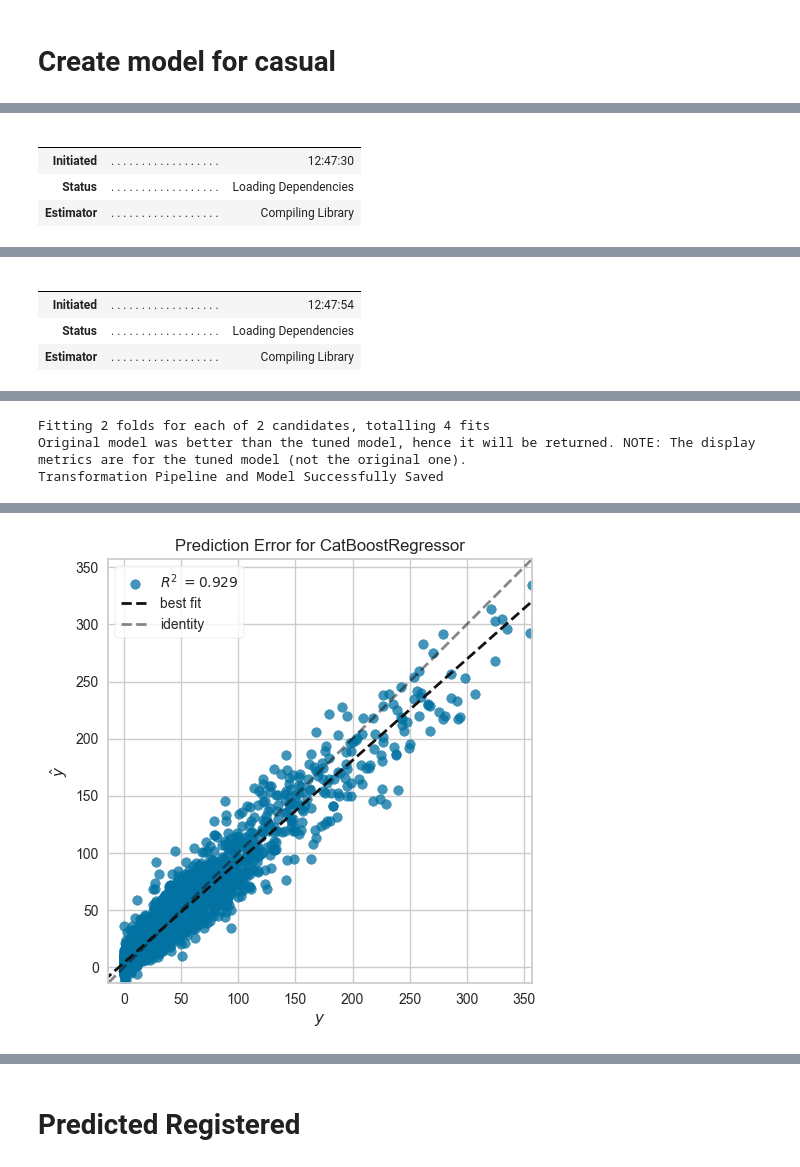
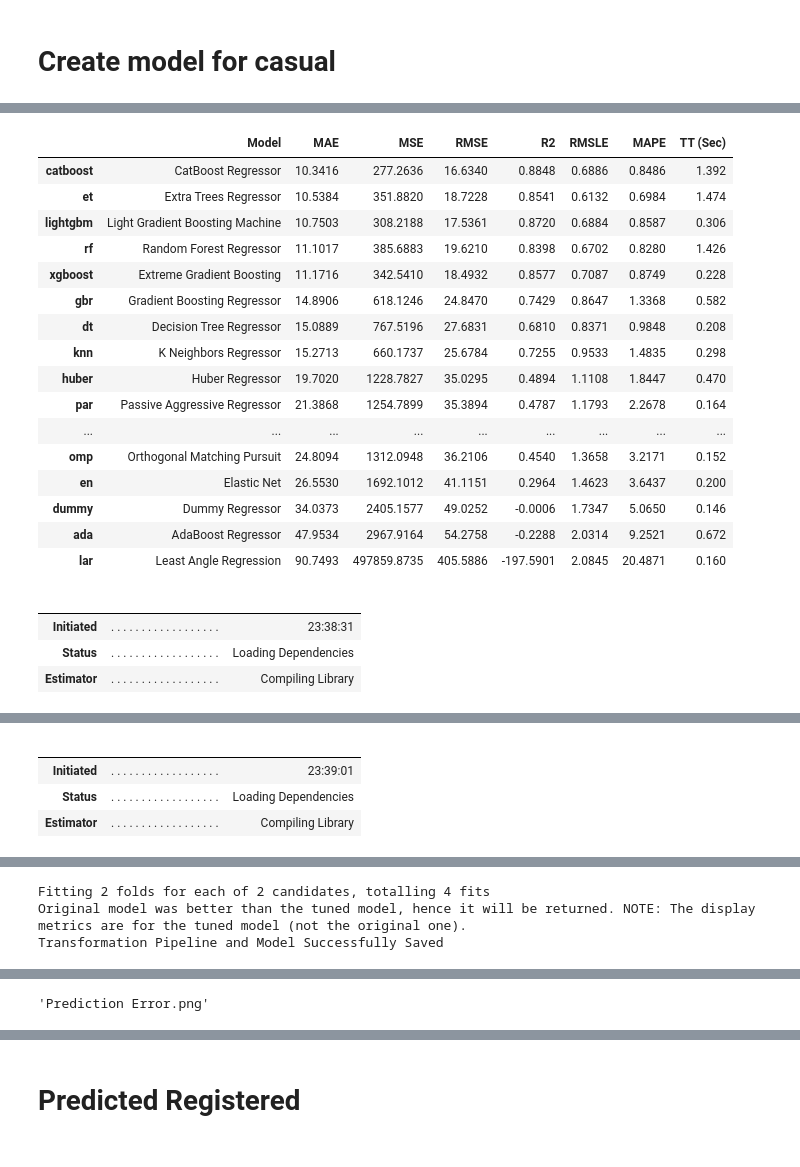
Before and after one commit to jcuenca972/mbd_python2, a Jupyter notebook: Group1_Notebook_Assignment2.ipynb, the cells around one changed output, grey strips where cells are left out. Drawn from its saved outputs; the diff is of its cells as text; code cells hidden in the pictures.

Commit message:
machine learning

```diff
--- a/Group1_Notebook_Assignment2.ipynb
+++ b/Group1_Notebook_Assignment2.ipynb
@@ -528,22 +544,44 @@ best_model_casual
 | Estimator | . . . . . . . . . . . . . . . . . . | Compiling Library |
 [interactive output not drawn]
 <catboost.core.CatBoostRegressor at 0x...>
+# %%
+casual_models = pull()
+casual_models.to_csv("casual_models.csv", index=False)
+casual_models
+# %% [output]
+|  | Model | MAE | MSE | RMSE | R2 | RMSLE | MAPE | TT (Sec) |
+| catboost | CatBoost Regressor | 10.3416 | 277.2636 | 16.6340 | 0.8848 | 0.6886 | 0.8486 | 1.392 |
+| et | Extra Trees Regressor | 10.5384 | 351.8820 | 18.7228 | 0.8541 | 0.6132 | 0.6984 | 1.474 |
+| lightgbm | Light Gradient Boosting Machine | 10.7503 | 308.2188 | 17.5361 | 0.8720 | 0.6884 | 0.8587 | 0.306 |
+| rf | Random Forest Regressor | 11.1017 | 385.6883 | 19.6210 | 0.8398 | 0.6702 | 0.8280 | 1.426 |
+| xgboost | Extreme Gradient Boosting | 11.1716 | 342.5410 | 18.4932 | 0.8577 | 0.7087 | 0.8749 | 0.228 |
+| gbr | Gradient Boosting Regressor | 14.8906 | 618.1246 | 24.8470 | 0.7429 | 0.8647 | 1.3368 | 0.582 |
+| dt | Decision Tree Regressor | 15.0889 | 767.5196 | 27.6831 | 0.6810 | 0.8371 | 0.9848 | 0.208 |
+| knn | K Neighbors Regressor | 15.2713 | 660.1737 | 25.6784 | 0.7255 | 0.9533 | 1.4835 | 0.298 |
+| huber | Huber Regressor | 19.7020 | 1228.7827 | 35.0295 | 0.4894 | 1.1108 | 1.8447 | 0.470 |
+| par | Passive Aggressive Regressor | 21.3868 | 1254.7899 | 35.3894 | 0.4787 | 1.1793 | 2.2678 | 0.164 |
+| ... | ... | ... | ... | ... | ... | ... | ... | ... |
+| omp | Orthogonal Matching Pursuit | 24.8094 | 1312.0948 | 36.2106 | 0.4540 | 1.3658 | 3.2171 | 0.152 |
+| en | Elastic Net | 26.5530 | 1692.1012 | 41.1151 | 0.2964 | 1.4623 | 3.6437 | 0.200 |
+| dummy | Dummy Regressor | 34.0373 | 2405.1577 | 49.0252 | -0.0006 | 1.7347 | 5.0650 | 0.146 |
+| ada | AdaBoost Regressor | 47.9534 | 2967.9164 | 54.2758 | -0.2288 | 2.0314 | 9.2521 | 0.672 |
+| lar | Least Angle Regression | 90.7493 | 497859.8735 | 405.5886 | -197.5901 | 2.0845 | 20.4871 | 0.160 |
 # %%
 model_casual = create_model("catboost")
 tuned_model_casual = tune_model(model_casual, optimize = "MAE", fold= 2, n_iter= 2)
 final_model_casual = finalize_model(tuned_model_casual)
 save_model(final_model_casual, 'cnt_model_casual')
-plot_model(final_model_casual, plot='error')
+plot_model(final_model_casual, plot='error', save= True)
 # %% [output]
 |  |  |  |
 |  |  |  |
-| Initiated | . . . . . . . . . . . . . . . . . . | 12:47:30 |
+| Initiated | . . . . . . . . . . . . . . . . . . | 23:38:31 |
 | Status | . . . . . . . . . . . . . . . . . . | Loading Dependencies |
 | Estimator | . . . . . . . . . . . . . . . . . . | Compiling Library |
 [interactive output not drawn]
 |  |  |  |
 |  |  |  |
-| Initiated | . . . . . . . . . . . . . . . . . . | 12:47:54 |
+| Initiated | . . . . . . . . . . . . . . . . . . | 23:39:01 |
 | Status | . . . . . . . . . . . . . . . . . . | Loading Dependencies |
 | Estimator | . . . . . . . . . . . . . . . . . . | Compiling Library |
 [interactive output not drawn]
@@ -551,7 +589,7 @@ Fitting 2 folds for each of 2 candidates, totalling 4 fits
 Original model was better than the tuned model, hence it will be returned. NOTE: The display metrics are for the tuned model (not the original one).
 Transformation Pipeline and Model Successfully Saved
 [interactive output not drawn]
-[figure, removed]
+'Prediction Error.png'
 # %%
 pipeline_casual = load_model(model_name="cnt_model_casual")
 prediction_casual = predict_model(pipeline_casual, data_prod_casual)
```
Also changed, not shown: parts of 21 cells of this notebook, 19 other files.
